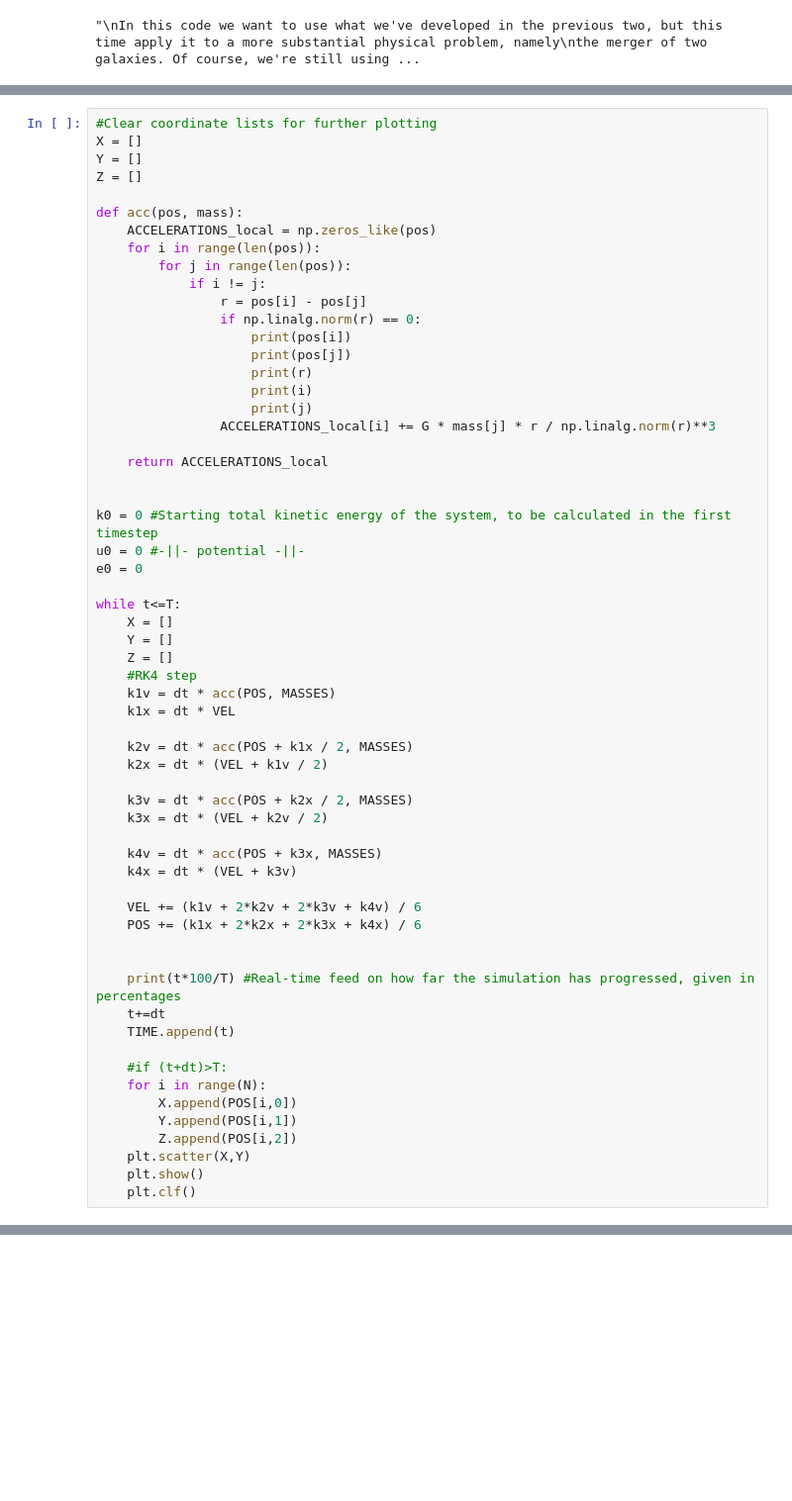
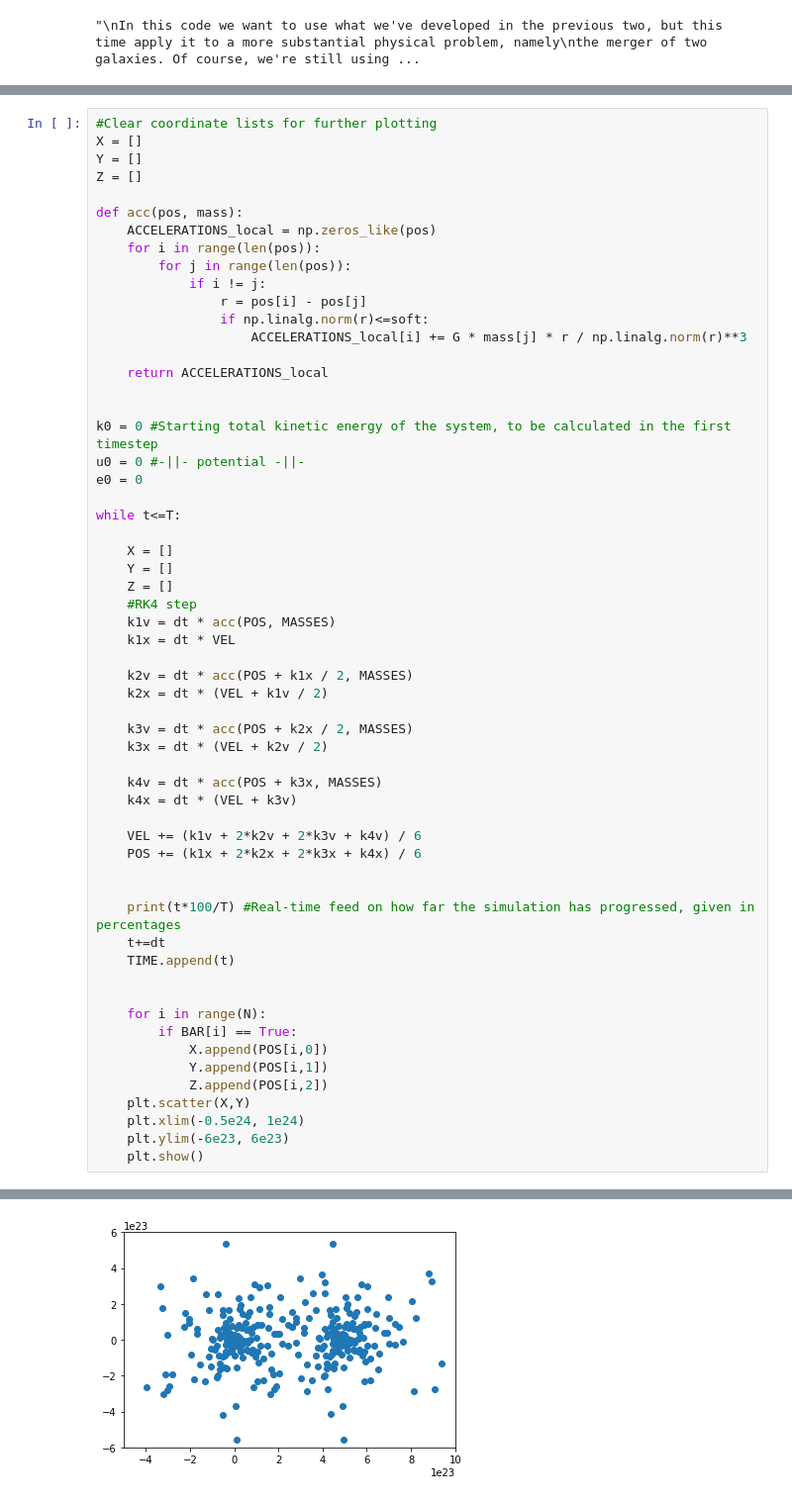
Before and after one commit to LukaJevtovic/NBody-Simulation, a Jupyter notebook: Collision.ipynb, the cells around one changed output, grey strips where cells are left out. Shown at 99% size. Cells and saved outputs as stored; diff of their text form; blank space fills up the shorter version.

```diff
--- a/Collision.ipynb
+++ b/Collision.ipynb
@@ -91,13 +109,8 @@ def acc(pos, mass):
         for j in range(len(pos)):
             if i != j:
                 r = pos[i] - pos[j]
-                if np.linalg.norm(r) == 0:
-                    print(pos[i])
-                    print(pos[j])
-                    print(r)
-                    print(i)
-                    print(j)
-                ACCELERATIONS_local[i] += G * mass[j] * r / np.linalg.norm(r)**3
+                if np.linalg.norm(r)<=soft:
+                    ACCELERATIONS_local[i] += G * mass[j] * r / np.linalg.norm(r)**3
 
     return ACCELERATIONS_local
 
@@ -107,6 +120,7 @@ u0 = 0 #-||- potential -||-
 e0 = 0
 
 while t<=T:
+
     X = []
     Y = []
     Z = []
@@ -131,11 +145,14 @@ while t<=T:
     t+=dt
     TIME.append(t)
 
-    #if (t+dt)>T:
+
     for i in range(N):
-        X.append(POS[i,0])
-        Y.append(POS[i,1])
-        Z.append(POS[i,2])
+        if BAR[i] == True:
+            X.append(POS[i,0])
+            Y.append(POS[i,1])
+            Z.append(POS[i,2])
     plt.scatter(X,Y)
+    plt.xlim(-0.5e24, 1e24)
+    plt.ylim(-6e23, 6e23)
     plt.show()
-    plt.clf()
+# %% [output]
@@ -141,0 +160 @@ while t<=T:
+[figure, added]
```
Also changed, not shown: parts of 2 cells of this notebook, 1 other file.
